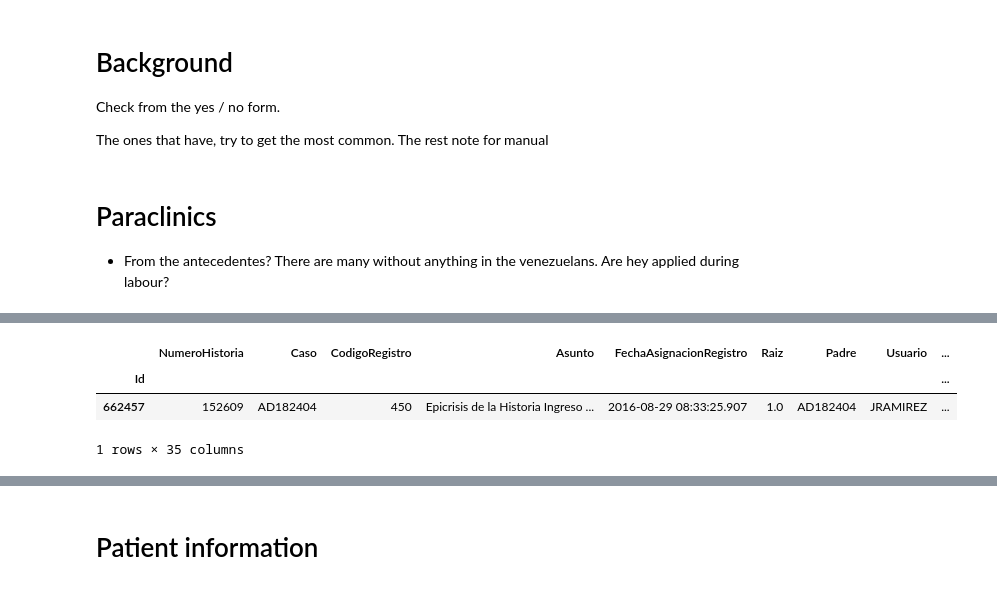
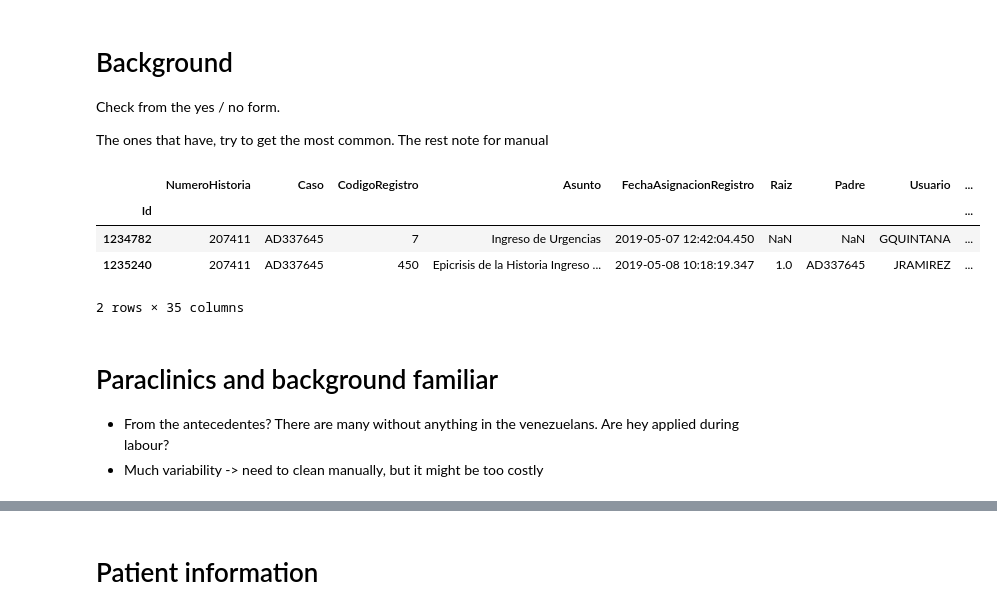
Before and after one commit to gbernardino/toolsCMRC, a Jupyter notebook: dataReader.ipynb, the cells around one changed output, grey strips where cells are left out. Drawn from its saved outputs; the diff is of its cells as text; code cells hidden in the pictures.

```diff
--- a/dataReader.ipynb
+++ b/dataReader.ipynb
@@ -395,10 +335,19 @@ ECOGRAFIA: NO TRAE
 Check from the yes / no form.
 
 The ones that have, try to get the most common. The rest note for manual
+# %%
+registros[(registros.Caso == case) & registros.Asunto.str.contains('Ingreso de Urgencias')]
+# %% [output]
+|  | NumeroHistoria | Caso | CodigoRegistro | Asunto | FechaAsignacionRegistro | Raiz | Padre | Usuario | ... |
+| Id |  |  |  |  |  |  |  |  | ... |
+| 1234782 | 207411 | AD337645 | 7 | Ingreso de Urgencias | 2019-05-07 12:42:04.450 | NaN | NaN | GQUINTANA | ... |
+| 1235240 | 207411 | AD337645 | 450 | Epicrisis de la Historia Ingreso ... | 2019-05-08 10:18:19.347 | 1.0 | AD337645 | JRAMIREZ | ... |
+2 rows × 35 columns
 # %% [markdown]
-# Paraclinics
+# Paraclinics and background familiar
 
 - From the antecedentes? There are many without anything in the venezuelans. Are hey applied during labour?
+- Much variability -> need to clean manually, but it might be too costly
 # %%
 #Parse paraclinics
 #VIH
@@ -431,7 +378,0 @@ paraclinics.sum(), len(paraclinics)
-# %%
-p
-# %% [output]
-|  | NumeroHistoria | Caso | CodigoRegistro | Asunto | FechaAsignacionRegistro | Raiz | Padre | Usuario | ... |
-| Id |  |  |  |  |  |  |  |  | ... |
-| 662457 | 152609 | AD182404 | 450 | Epicrisis de la Historia Ingreso ... | 2016-08-29 08:33:25.907 | 1.0 | AD182404 | JRAMIREZ | ... |
-1 rows × 35 columns
```
Also changed, not shown: parts of 18 cells of this notebook, 1 other file.
